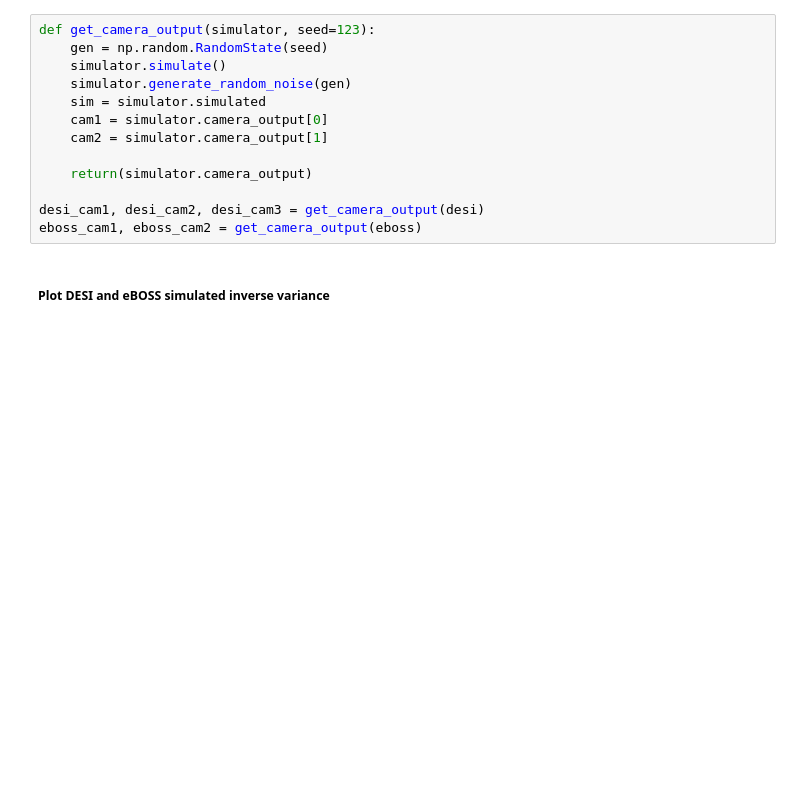
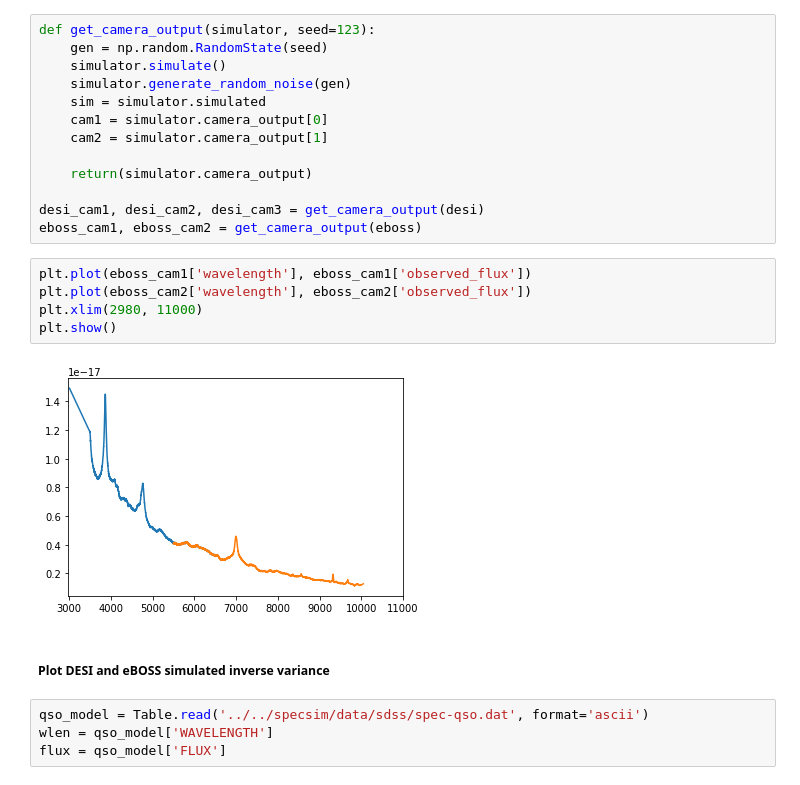
Before and after one commit to desihub/specsim, a Jupyter notebook: docs/nb/SimulatingeBOSS.ipynb, the cells around one changed output. Cells and saved outputs as stored; diff of their text form; blank space fills up the shorter version.

```diff
--- a/docs/nb/SimulatingeBOSS.ipynb
+++ b/docs/nb/SimulatingeBOSS.ipynb
@@ -108,8 +43,19 @@ def get_camera_output(simulator, seed=123):
 
 desi_cam1, desi_cam2, desi_cam3 = get_camera_output(desi)
 eboss_cam1, eboss_cam2 = get_camera_output(eboss)
+# %%
+plt.plot(eboss_cam1['wavelength'], eboss_cam1['observed_flux'])
+plt.plot(eboss_cam2['wavelength'], eboss_cam2['observed_flux'])
+plt.xlim(2980, 11000)
+plt.show()
+# %% [output]
+[figure, added]
 # %% [markdown]
 ##### Plot DESI and eBOSS simulated inverse variance
+# %%
+qso_model = Table.read('../../specsim/data/sdss/spec-qso.dat', format='ascii')
+wlen = qso_model['WAVELENGTH']
+flux = qso_model['FLUX']
 # %%
 fig, ax1 = plt.subplots(figsize=(10,7))
 
```
Also changed, not shown: parts of 8 cells of this notebook, 3 other files.
